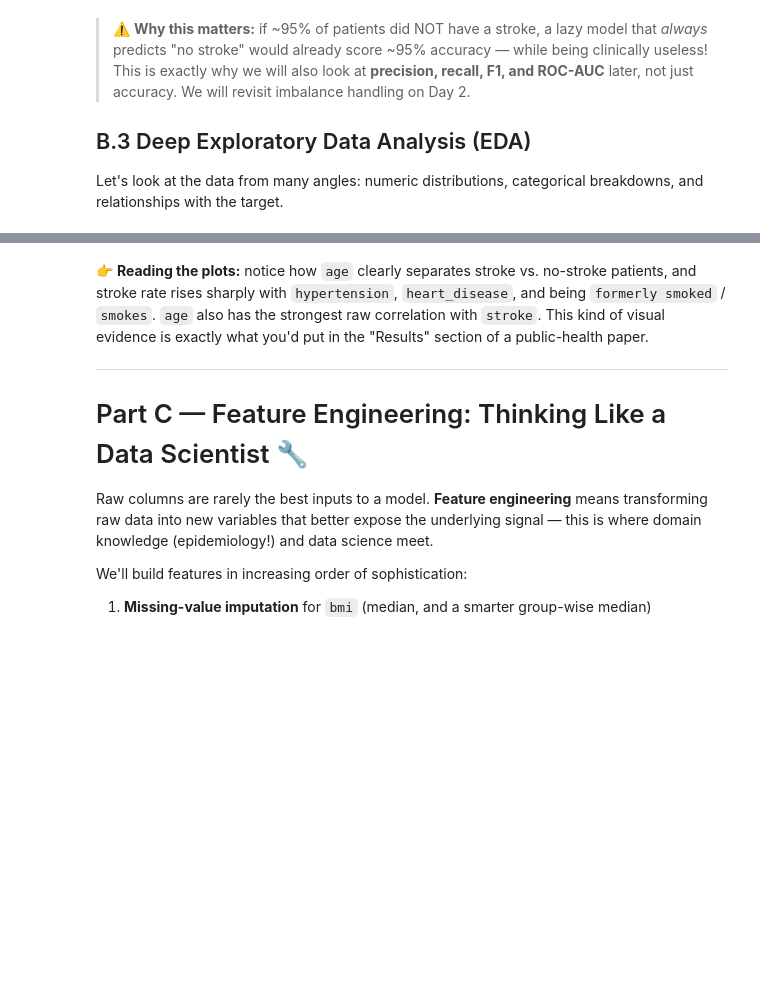
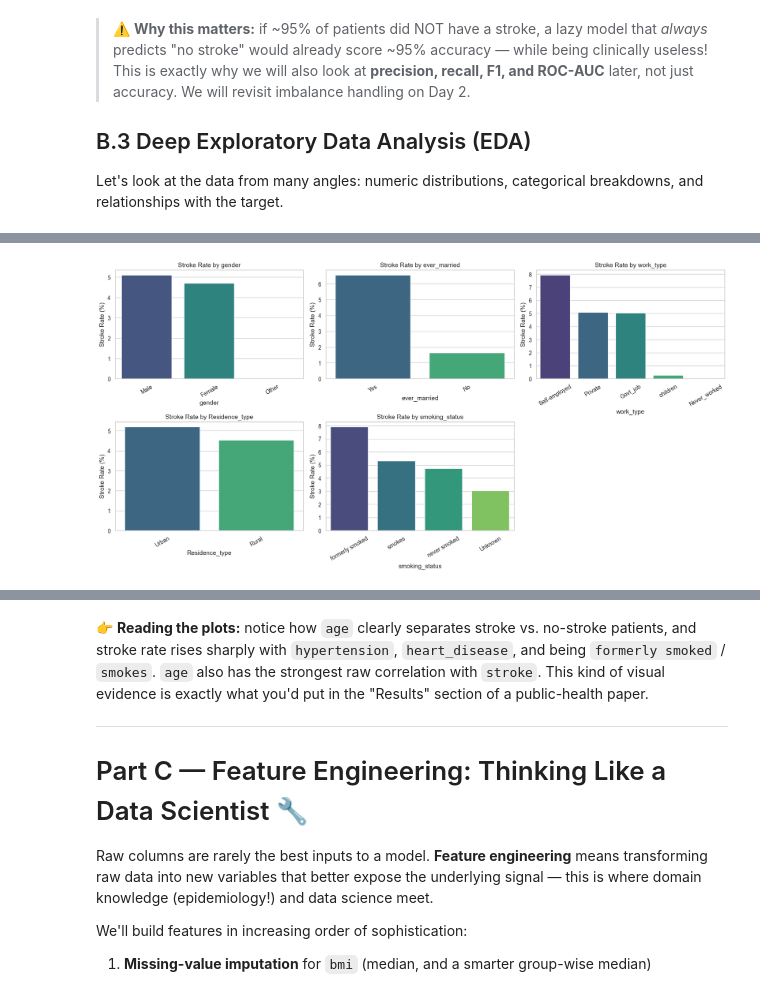
Before and after one commit to kaopanboonyuen/KKU_Biostat_ML_2026s2, a Jupyter notebook: code/Day1_KKU_Biostat_ML.ipynb, the cells around one changed output, grey strips where cells are left out. Drawn from its saved outputs; the diff is of its cells as text; code cells hidden in the pictures; blank space fills up the shorter version.

```diff
--- a/code/Day1_KKU_Biostat_ML.ipynb
+++ b/code/Day1_KKU_Biostat_ML.ipynb
@@ -374,19 +532,21 @@ plt.show()
 # %%
 
-categorical_cols = # Write your code here
+categorical_cols = ["gender", "ever_married", "work_type", "Residence_type", "smoking_status"]
 
 fig, axes = plt.subplots(2, 3, figsize=(18, 9))
 axes = axes.flatten()
 for ax, col in zip(axes, categorical_cols):
     stroke_rate = df.groupby(col)["stroke"].mean().sort_values(ascending=False) * 100
     sns.barplot(x=stroke_rate.index, y=stroke_rate.values, hue=stroke_rate.index,
                 palette="viridis", legend=False, ax=ax)
     ax.set_ylabel("Stroke Rate (%)")
     ax.set_title(f"Stroke Rate by {col}")
     ax.tick_params(axis="x", rotation=30)
 axes[-1].axis("off")
 plt.tight_layout()
 plt.show()
+# %% [output]
+[figure, added]
 # %%
 
 # Correlation heatmap for the numeric + binary columns already available
```
Also changed, not shown: parts of 37 cells of this notebook.
